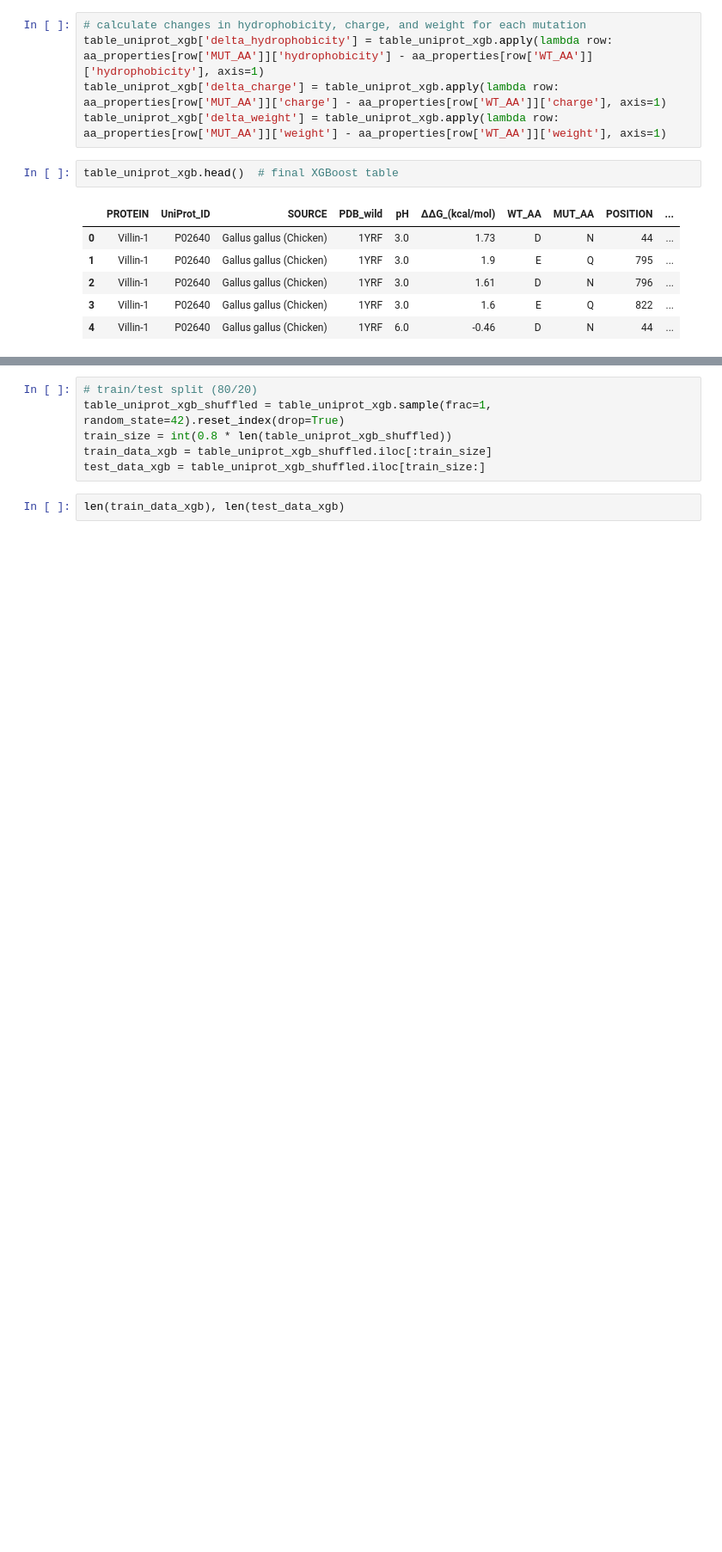
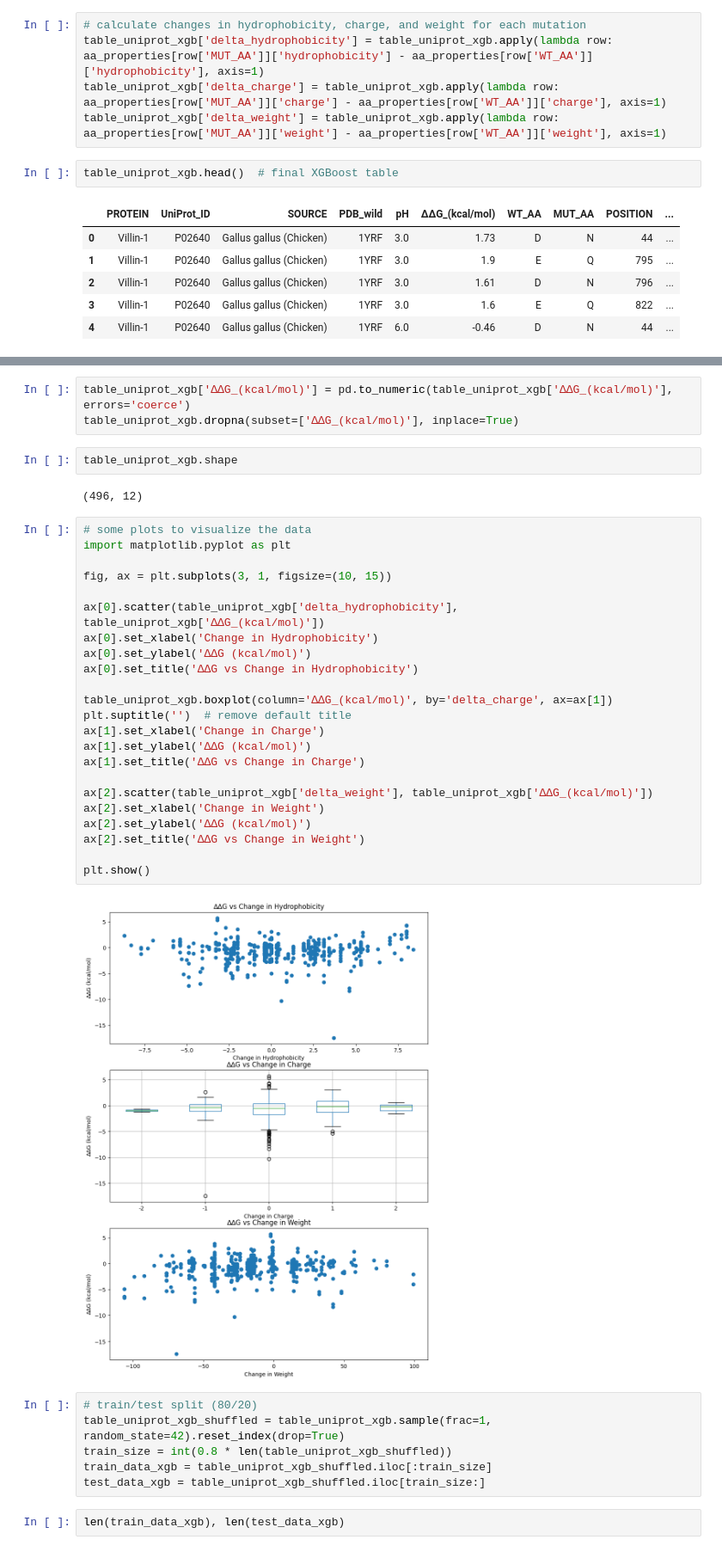
Before and after one commit to amy-acharya/aml-final-project, a Jupyter notebook: project.ipynb, the cells around one changed output, grey strips where cells are left out. Shown at 86% size. Saved outputs shown, nothing was run; the diff lists cells and outputs as text; blank space fills up the shorter version.

Commit message:
added some plots
threw out ∆∆Gs with parentheses for now, but we can address this later

```diff
--- a/project.ipynb
+++ b/project.ipynb
@@ -116,3 +126,35 @@ table_uniprot_xgb.head()  # final XGBoost table
+# %%
+table_uniprot_xgb['∆∆G_(kcal/mol)'] = pd.to_numeric(table_uniprot_xgb['∆∆G_(kcal/mol)'], errors='coerce')
+table_uniprot_xgb.dropna(subset=['∆∆G_(kcal/mol)'], inplace=True)
+# %%
+table_uniprot_xgb.shape
+# %% [output]
+(496, 12)
+# %%
+# some plots to visualize the data
+import matplotlib.pyplot as plt
+
+fig, ax = plt.subplots(3, 1, figsize=(10, 15))
+
+ax[0].scatter(table_uniprot_xgb['delta_hydrophobicity'], table_uniprot_xgb['∆∆G_(kcal/mol)'])
+ax[0].set_xlabel('Change in Hydrophobicity')
+ax[0].set_ylabel('∆∆G (kcal/mol)')
+ax[0].set_title('∆∆G vs Change in Hydrophobicity')
+
+table_uniprot_xgb.boxplot(column='∆∆G_(kcal/mol)', by='delta_charge', ax=ax[1])
+plt.suptitle('')  # remove default title
+ax[1].set_xlabel('Change in Charge')
+ax[1].set_ylabel('∆∆G (kcal/mol)')
+ax[1].set_title('∆∆G vs Change in Charge')
+
+ax[2].scatter(table_uniprot_xgb['delta_weight'], table_uniprot_xgb['∆∆G_(kcal/mol)'])
+ax[2].set_xlabel('Change in Weight')
+ax[2].set_ylabel('∆∆G (kcal/mol)')
+ax[2].set_title('∆∆G vs Change in Weight')
+
+plt.show()
+# %% [output]
+[figure, added]
 # %%
 # train/test split (80/20)
 table_uniprot_xgb_shuffled = table_uniprot_xgb.sample(frac=1, random_state=42).reset_index(drop=True)
```
Also changed, not shown: parts of 4 cells of this notebook.
